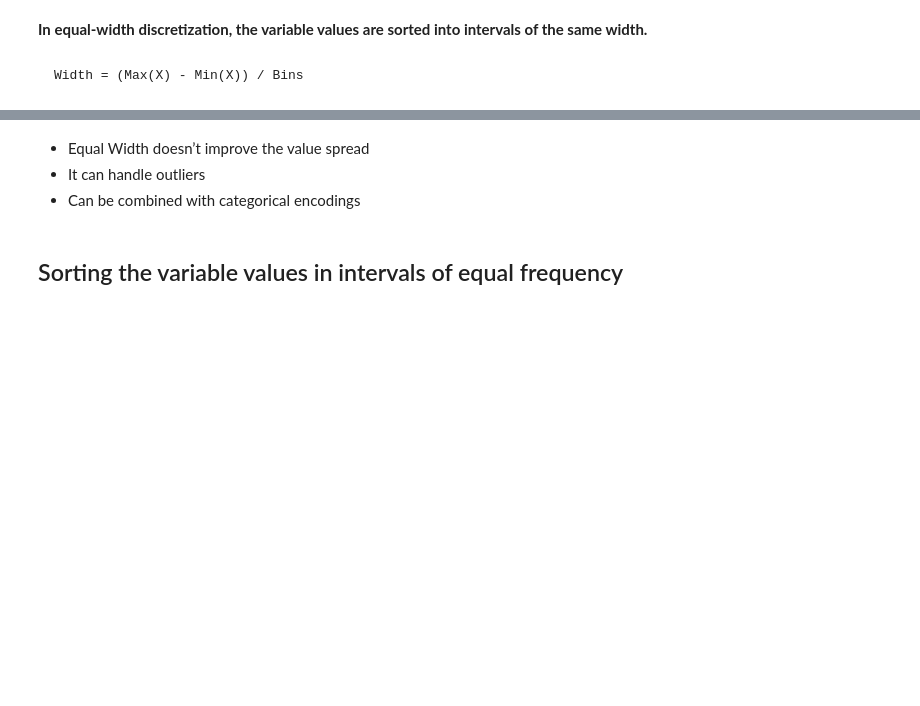
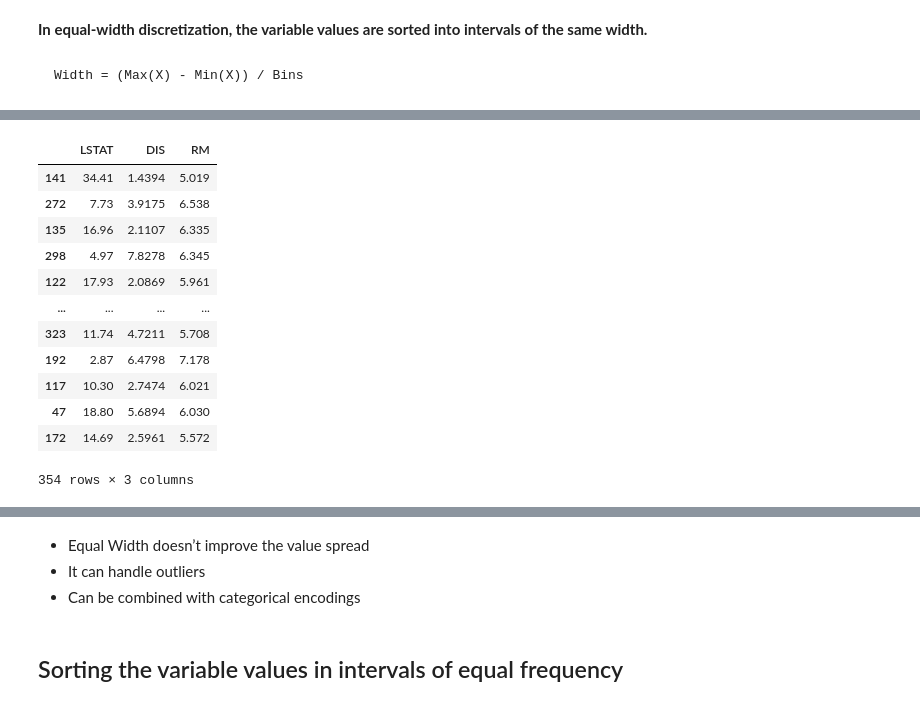
Before and after one commit to icta-tecaji/python-machine-learning-public, a Jupyter notebook: 03_Feature_Engineering/06_Variable Discretization_CLEAN.ipynb, the cells around one changed output, grey strips where cells are left out. Saved outputs shown, nothing was run; the diff lists cells and outputs as text; code cells hidden in the pictures; blank space fills up the shorter version.

```diff
--- a/03_Feature_Engineering/06_Variable Discretization_CLEAN.ipynb
+++ b/03_Feature_Engineering/06_Variable Discretization_CLEAN.ipynb
@@ -103,0 +154,16 @@ disc.bin_edges_
+# %%
+X_train.loc[:,['LSTAT', 'DIS', 'RM']]
+# %% [output]
+|  | LSTAT | DIS | RM |
+| 141 | 34.41 | 1.4394 | 5.019 |
+| 272 | 7.73 | 3.9175 | 6.538 |
+| 135 | 16.96 | 2.1107 | 6.335 |
+| 298 | 4.97 | 7.8278 | 6.345 |
+| 122 | 17.93 | 2.0869 | 5.961 |
+| ... | ... | ... | ... |
+| 323 | 11.74 | 4.7211 | 5.708 |
+| 192 | 2.87 | 6.4798 | 7.178 |
+| 117 | 10.30 | 2.7474 | 6.021 |
+| 47 | 18.80 | 5.6894 | 6.030 |
+| 172 | 14.69 | 2.5961 | 5.572 |
+354 rows × 3 columns
```
Also changed, not shown: parts of 25 cells of this notebook, 3 other files.
